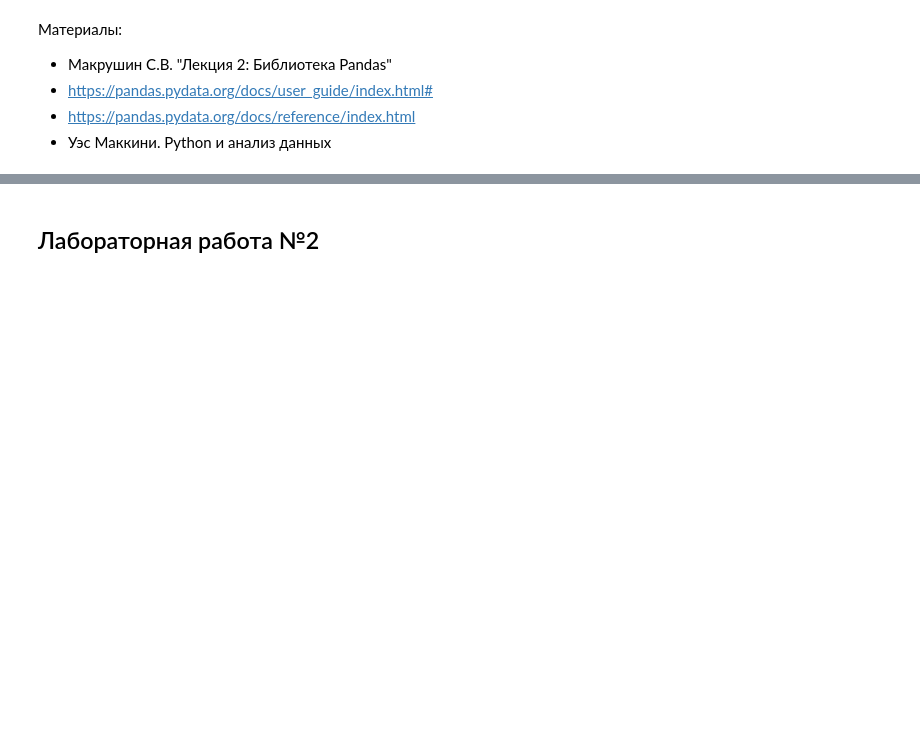
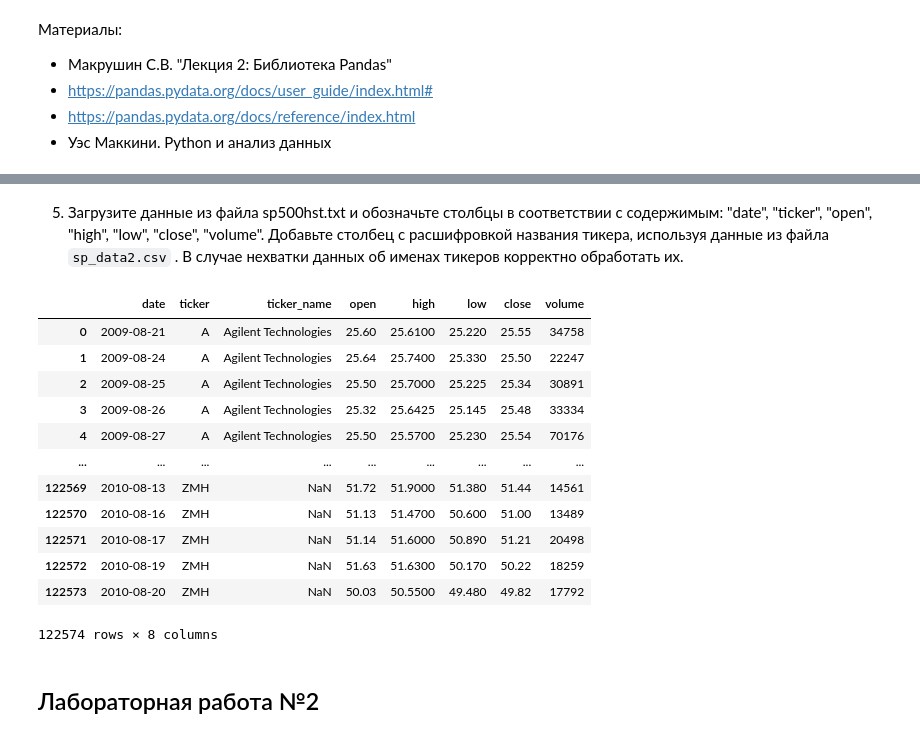
Before and after one commit to marieryabova/finuni_data_processing, a Jupyter notebook: 2 лабораторная работа/02_pandas_ДПИ22-1_Рябова_Мария.ipynb, the cells around one changed output, grey strips where cells are left out. Drawn from its saved outputs; the diff is of its cells as text; code cells hidden in the pictures; blank space fills up the shorter version.

```diff
--- a/2 лабораторная работа/02_pandas_ДПИ22-1_Рябова_Мария.ipynb
+++ b/2 лабораторная работа/02_pandas_ДПИ22-1_Рябова_Мария.ipynb
@@ -9,3 +81,24 @@
+# %% [markdown]
+5. Загрузите данные из файла sp500hst.txt и обозначьте столбцы в соответствии с содержимым: "date", "ticker", "open", "high", "low", "close", "volume". Добавьте столбец с расшифровкой названия тикера, используя данные из файла `sp_data2.csv` . В случае нехватки данных об именах тикеров корректно обработать их.
+# %%
+data = pd.read_csv('data/sp500hst.txt', header=None, names=["date", "ticker", "open", "high", "low", "close", "volume"], parse_dates=["date"])
+names = pd.read_csv('data/sp_data2.csv', sep=";", header=None, names=["ticker", "ticker_name", ""])
+data = pd.merge(data, names, left_on='ticker', right_on='ticker', how='left')[["date", "ticker", "ticker_name", "open", "high", "low", "close", "volume"]]
+data
+# %% [output]
+|  | date | ticker | ticker_name | open | high | low | close | volume |
+| 0 | 2009-08-21 | A | Agilent Technologies | 25.60 | 25.6100 | 25.220 | 25.55 | 34758 |
+| 1 | 2009-08-24 | A | Agilent Technologies | 25.64 | 25.7400 | 25.330 | 25.50 | 22247 |
+| 2 | 2009-08-25 | A | Agilent Technologies | 25.50 | 25.7000 | 25.225 | 25.34 | 30891 |
+| 3 | 2009-08-26 | A | Agilent Technologies | 25.32 | 25.6425 | 25.145 | 25.48 | 33334 |
+| 4 | 2009-08-27 | A | Agilent Technologies | 25.50 | 25.5700 | 25.230 | 25.54 | 70176 |
+| ... | ... | ... | ... | ... | ... | ... | ... | ... |
+| 122569 | 2010-08-13 | ZMH | NaN | 51.72 | 51.9000 | 51.380 | 51.44 | 14561 |
+| 122570 | 2010-08-16 | ZMH | NaN | 51.13 | 51.4700 | 50.600 | 51.00 | 13489 |
+| 122571 | 2010-08-17 | ZMH | NaN | 51.14 | 51.6000 | 50.890 | 51.21 | 20498 |
+| 122572 | 2010-08-19 | ZMH | NaN | 51.63 | 51.6300 | 50.170 | 50.22 | 18259 |
+| 122573 | 2010-08-20 | ZMH | NaN | 50.03 | 50.5500 | 49.480 | 49.82 | 17792 |
+122574 rows × 8 columns
 # %% [markdown]
 ## Лабораторная работа №2
 # %% [markdown]
```
Also changed, not shown: parts of 14 cells of this notebook.
